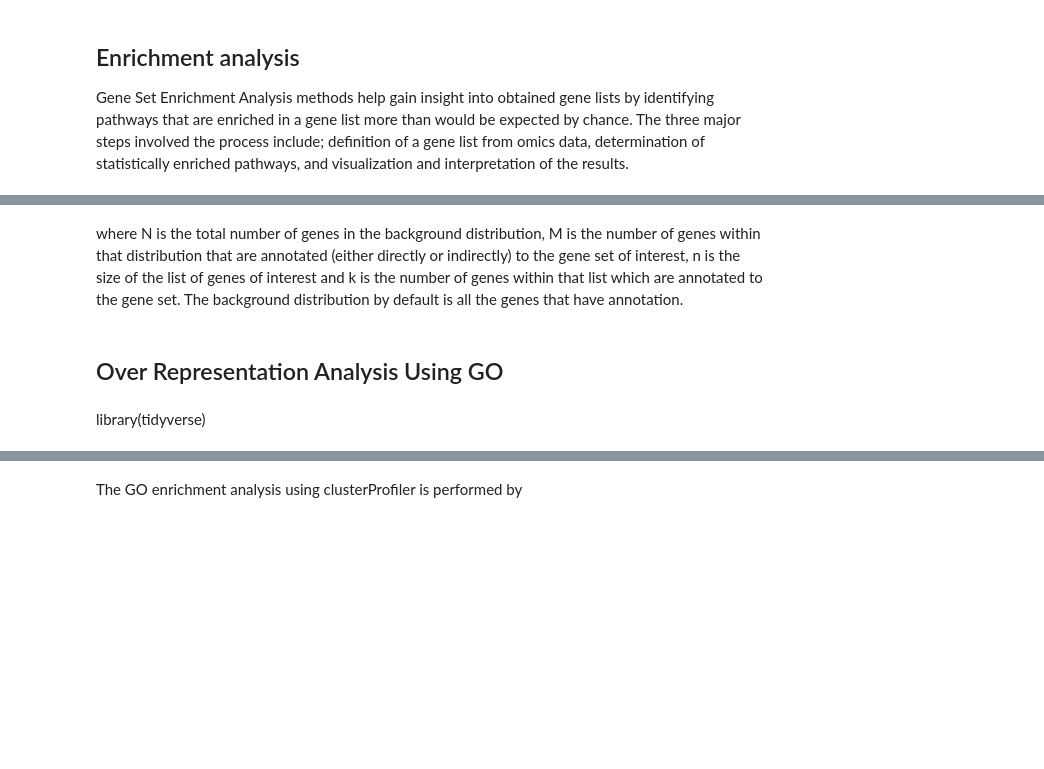
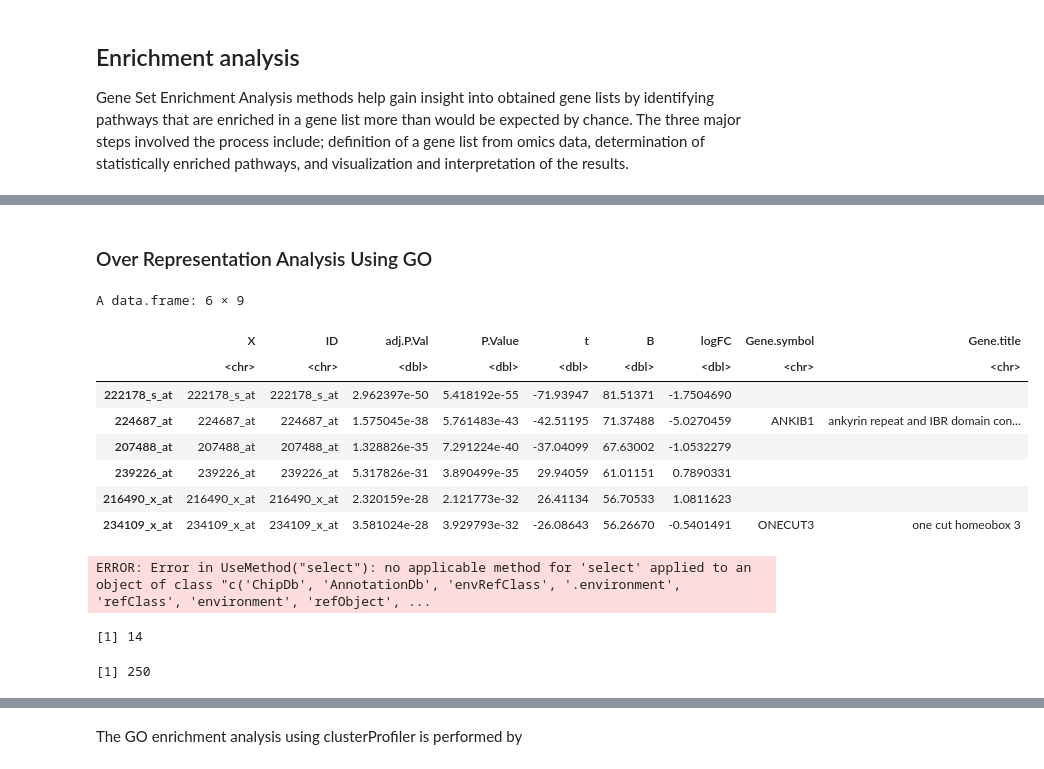
Before and after one commit to tinnlab/NOSI-Google-Cloud-Training, a Jupyter notebook: Module04-Pathway_Analysis.ipynb, the cells around one changed output, grey strips where cells are left out. Drawn from its saved outputs; the diff is of its cells as text; code cells hidden in the pictures; blank space fills up the shorter version.

Commit message:
bang
fix KEGG data module3
update intro module4

```diff
--- a/Module04-Pathway_Analysis.ipynb
+++ b/Module04-Pathway_Analysis.ipynb
@@ -22,8 +22,16 @@ The p-value can be calculated by hypergeometric distribution.
-# %% [markdown]
-where N is the total number of genes in the background distribution, M is the number of genes within that distribution that are annotated (either directly or indirectly) to the gene set of interest, n is the size of the list of genes of interest and k is the number of genes within that list which are annotated to the gene set. The background distribution by default is all the genes that have annotation.
 # %% [markdown]
-## Over Representation Analysis Using GO
+### Over Representation Analysis Using GO
-# %% [markdown]
-library(tidyverse)
 # %%
-data <- read_csv("./data/DE_genes.csv")
+data <- read.csv("./data/DE_genes.csv")
+rownames(data) <- data$ID
+head(data)
+# %% [output]
+A data.frame: 6 × 9
+|  | X | ID | adj.P.Val | P.Value | t | B | logFC | Gene.symbol | Gene.title |
+|  | <chr> | <chr> | <dbl> | <dbl> | <dbl> | <dbl> | <dbl> | <chr> | <chr> |
+| 222178_s_at | 222178_s_at | 222178_s_at | 2.962397e-50 | 5.418192e-55 | -71.93947 | 81.51371 | -1.7504690 |  |  |
+| 224687_at | 224687_at | 224687_at | 1.575045e-38 | 5.761483e-43 | -42.51195 | 71.37488 | -5.0270459 | ANKIB1 | ankyrin repeat and IBR domain con... |
+| 207488_at | 207488_at | 207488_at | 1.328826e-35 | 7.291224e-40 | -37.04099 | 67.63002 | -1.0532279 |  |  |
+| 239226_at | 239226_at | 239226_at | 5.317826e-31 | 3.890499e-35 | 29.94059 | 61.01151 | 0.7890331 |  |  |
+| 216490_x_at | 216490_x_at | 216490_x_at | 2.320159e-28 | 2.121773e-32 | 26.41134 | 56.70533 | 1.0811623 |  |  |
+| 234109_x_at | 234109_x_at | 234109_x_at | 3.581024e-28 | 3.929793e-32 | -26.08643 | 56.26670 | -0.5401491 | ONECUT3 | one cut homeobox 3 |
@@ -36,0 +44,20 @@ deGenes <- rownames(data[mask,])
+# %%
+library("hgu133plus2.db")
+# Map gene IDs to gene symbols
+deGenes <- select(hgu133plus2.db, deGenes, "entrezgene")
+# Remove duplicated gene IDs
+deGenes <- deGenes[!duplicated(deGenes[,1]),]
+deGenes <-deGenes$SYMBOL
+
+geneUniverse <- select(hgu133plus2.db, geneUniverse, "entrezgene")
+# Remove duplicated gene IDs
+geneUniverse <- geneUniverse[!duplicated(geneUniverse[,1]),]
+geneUniverse <-geneUniverse$SYMBOL
+# %% [output]
+ERROR: Error in UseMethod("select"): no applicable method for 'select' applied to an object of class "c('ChipDb', 'AnnotationDb', 'envRefClass', '.environment', 'refClass', 'environment', 'refObject', ...
+# %%
+length(deGenes)
+length(geneUniverse)
+# %% [output]
+[1] 14
+[1] 250
```
Also changed, not shown: parts of 60 cells of this notebook, 1 other file.
